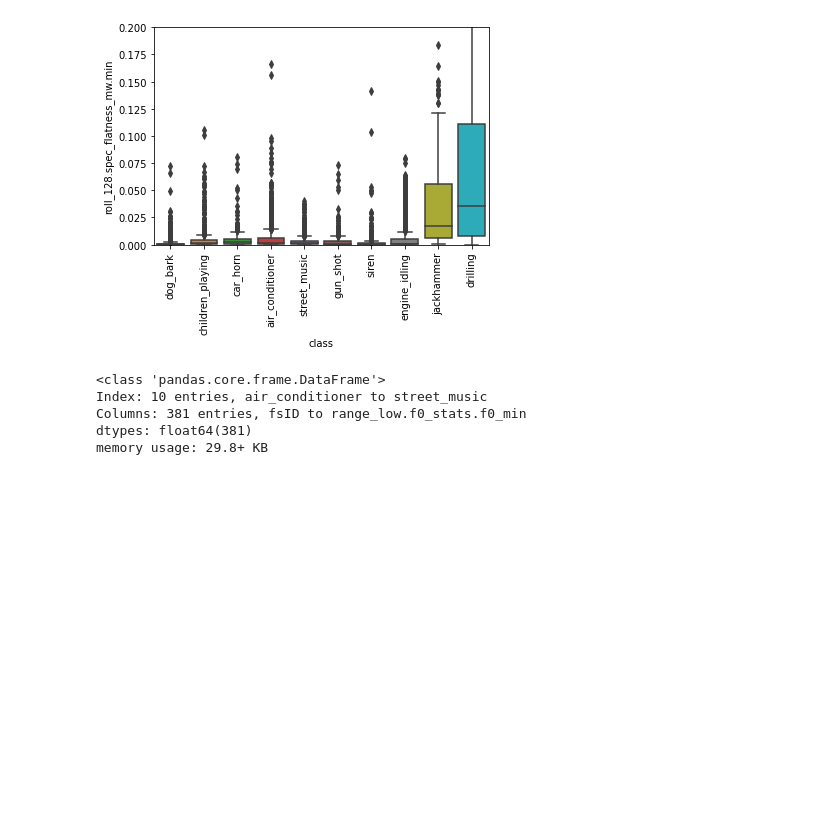
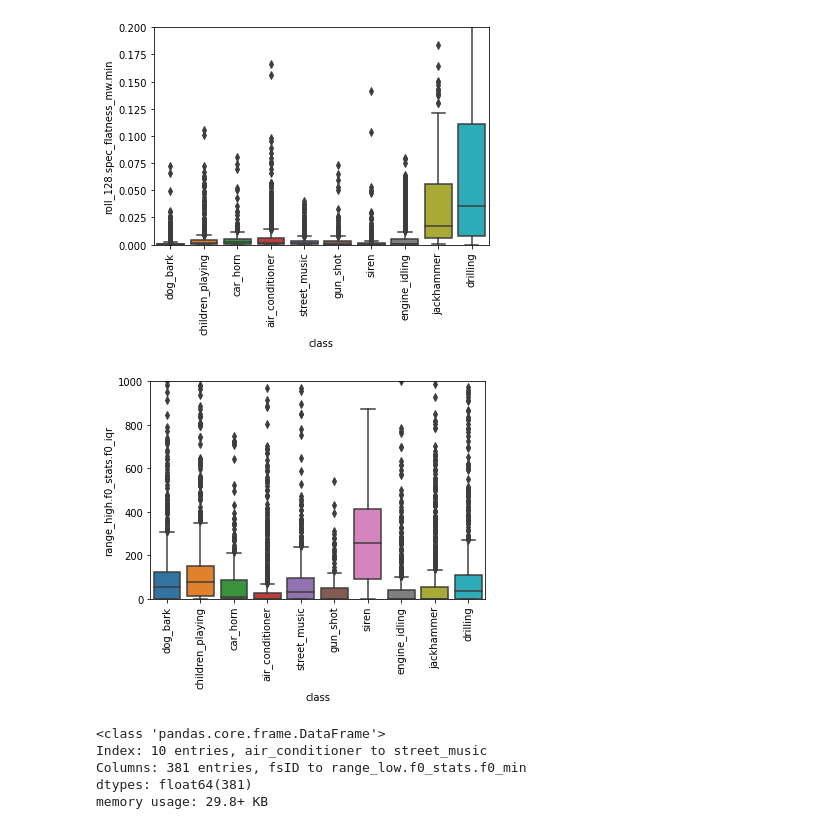
Before and after one commit to mrhheffernan/erdio-dev, a Jupyter notebook: engineered_features_exploration.ipynb, the cells around one changed output. Cells and saved outputs as stored; diff of their text form; code cells hidden in the pictures; blank space fills up the shorter version.

```diff
--- a/engineered_features_exploration.ipynb
+++ b/engineered_features_exploration.ipynb
@@ -121,6 +126,7 @@ memory usage: 1023.3 KB
 # %%
-features_all = pd.concat([metadata, features, features_f0], axis=1)
+features_all = pd.concat([features, features_f0], axis=1)
 features_all.info()
 features_all.head()
+meta_and_features = pd.concat([metadata, features_all], axis=1)
 # %% [output]
 <class 'pandas.core.frame.DataFrame'>
@@ -174,4 +173,11 @@ plt.xticks(rotation=90)
 plt.show()
 # %% [output]
 [figure]
+# %%
+seaborn.boxplot(data=meta_and_features, x='class', y='range_high.f0_stats.f0_iqr')
+plt.ylim([0,1000])
+plt.xticks(rotation=90)
+plt.show()
+# %% [output]
+[figure, added]
 # %%
```
Also changed, not shown: parts of 18 cells of this notebook.
